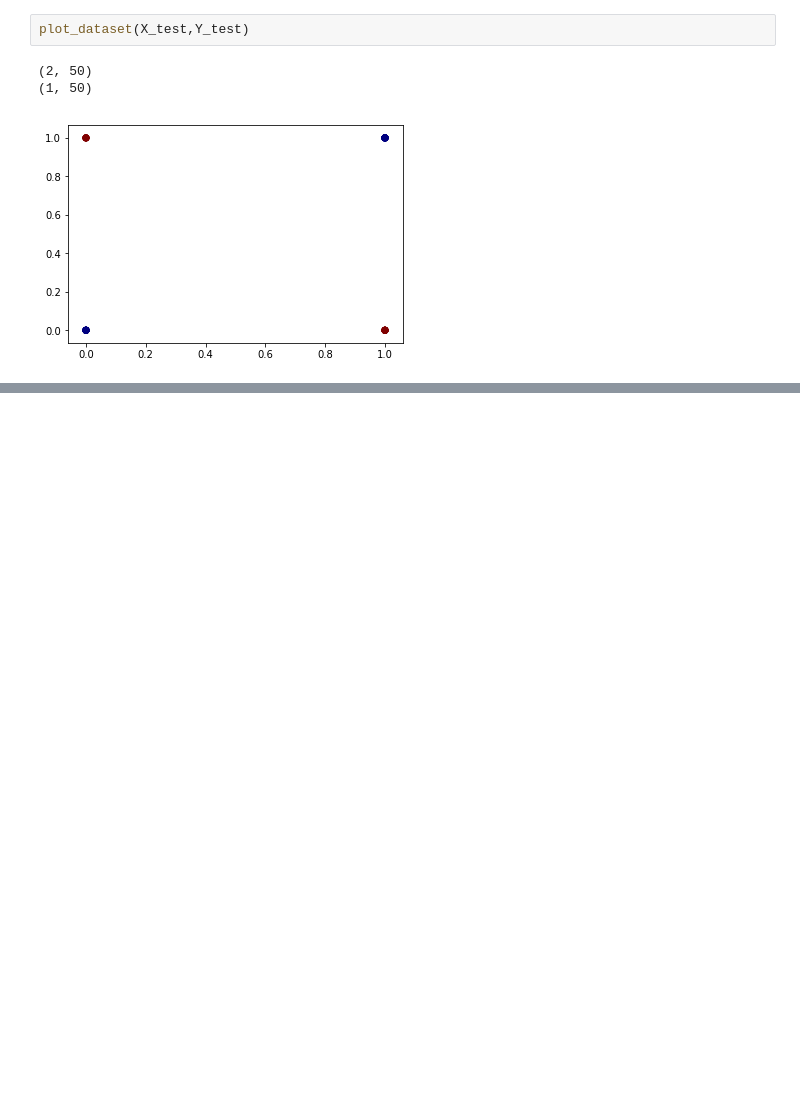
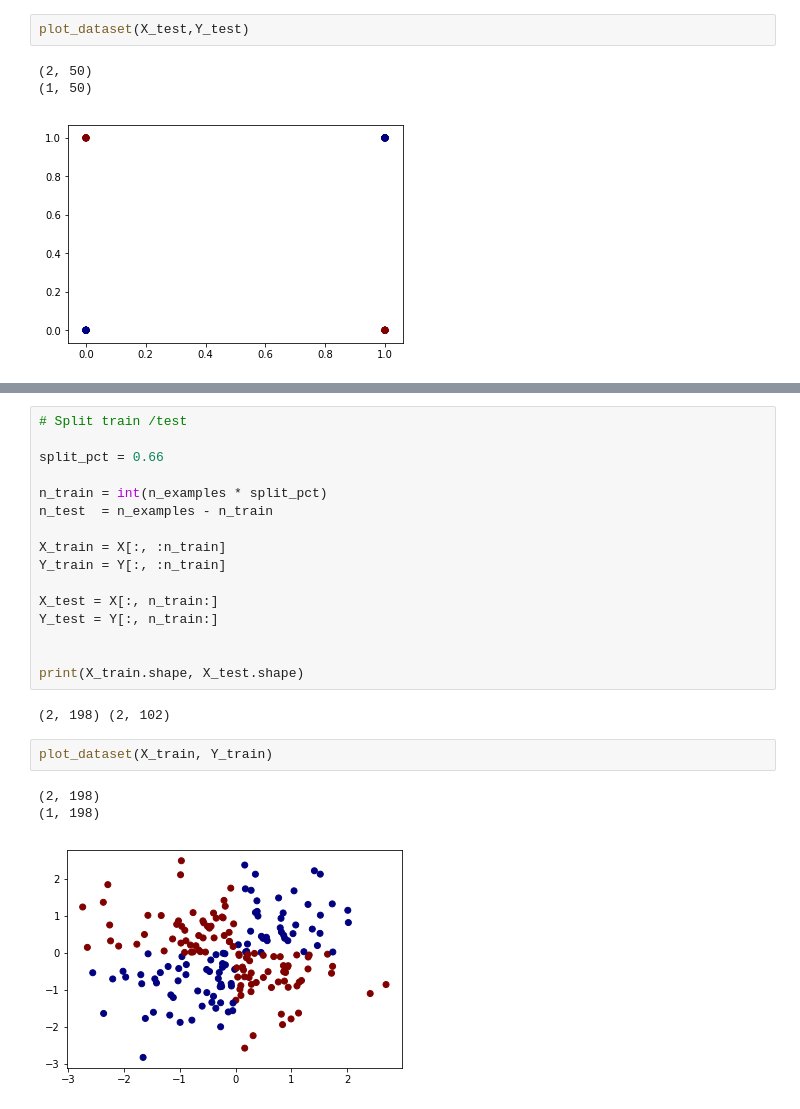
Before and after one commit to tommisignori/neural_network, a Jupyter notebook: mynn_2hl.ipynb, the cells around one changed output, grey strips where cells are left out. Drawn from its saved outputs; the diff is of its cells as text; blank space fills up the shorter version.

Commit message:
Neural Network 2 layers - Test done

```diff
--- a/mynn_2hl.ipynb
+++ b/mynn_2hl.ipynb
@@ -361,0 +380,24 @@ plot_dataset(X_test,Y_test)
+# %%
+# Split train /test
+
+split_pct = 0.66
+
+n_train = int(n_examples * split_pct)
+n_test  = n_examples - n_train
+
+X_train = X[:, :n_train]
+Y_train = Y[:, :n_train]
+
+X_test = X[:, n_train:]
+Y_test = Y[:, n_train:]
+
+
+print(X_train.shape, X_test.shape)
+# %% [output]
+(2, 198) (2, 102)
+# %%
+plot_dataset(X_train, Y_train)
+# %% [output]
+(2, 198)
+(1, 198)
+[figure, added]
```
Also changed, not shown: parts of 5 cells of this notebook.
